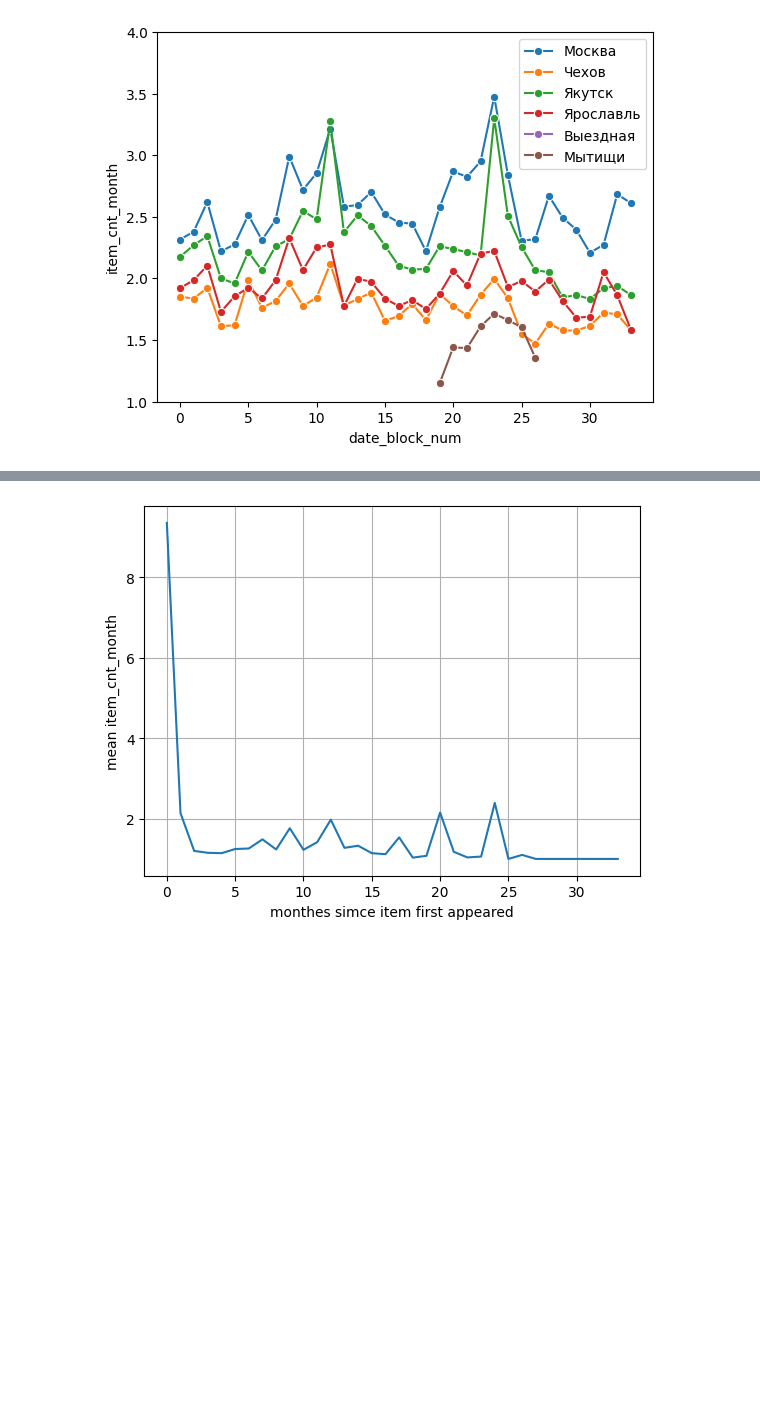
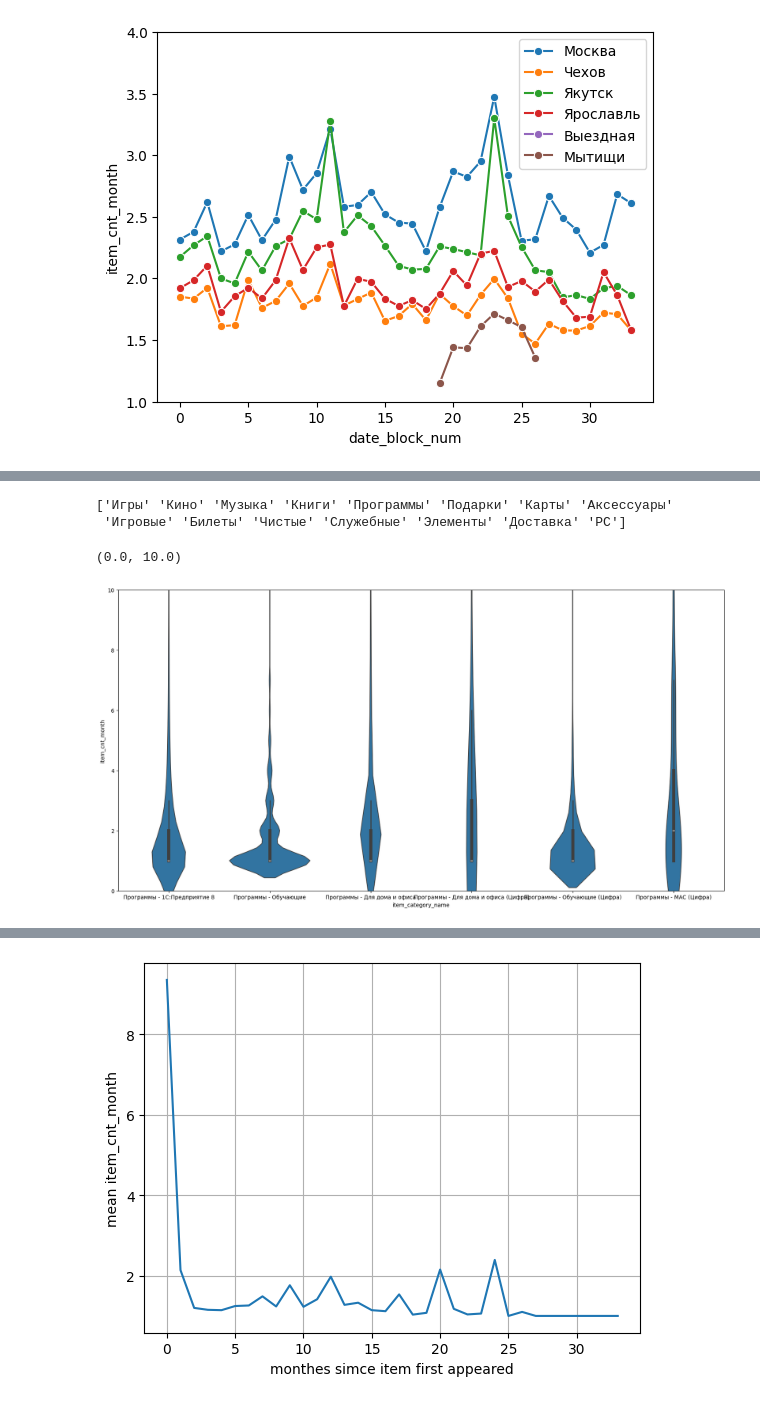
Before and after one commit to valera2444/FutureSalesPrediction, a Jupyter notebook: EDA/EDA_tendencies.ipynb, the cells around one changed output, grey strips where cells are left out. Drawn from its saved outputs; the diff is of its cells as text; code cells hidden in the pictures; blank space fills up the shorter version.

```diff
--- a/EDA/EDA_tendencies.ipynb
+++ b/EDA/EDA_tendencies.ipynb
@@ -187,0 +207,12 @@ plt.ylim(1,4)
+# %%
+#Difference between categories inside Игровые super_category
+print(merged.super_category.unique())
+plt.figure(figsize=(20,10))
+merged_selected = merged[merged.super_category == 'Программы']
+sns.violinplot(data=merged_selected, x='item_category_name', y='item_cnt_month')
+plt.ylim(0,10)
+# %% [output]
+['Игры' 'Кино' 'Музыка' 'Книги' 'Программы' 'Подарки' 'Карты' 'Аксессуары'
+ 'Игровые' 'Билеты' 'Чистые' 'Служебные' 'Элементы' 'Доставка' 'PC']
+(0.0, 10.0)
+[figure, added]
```
Also changed, not shown: parts of 5 cells of this notebook.
